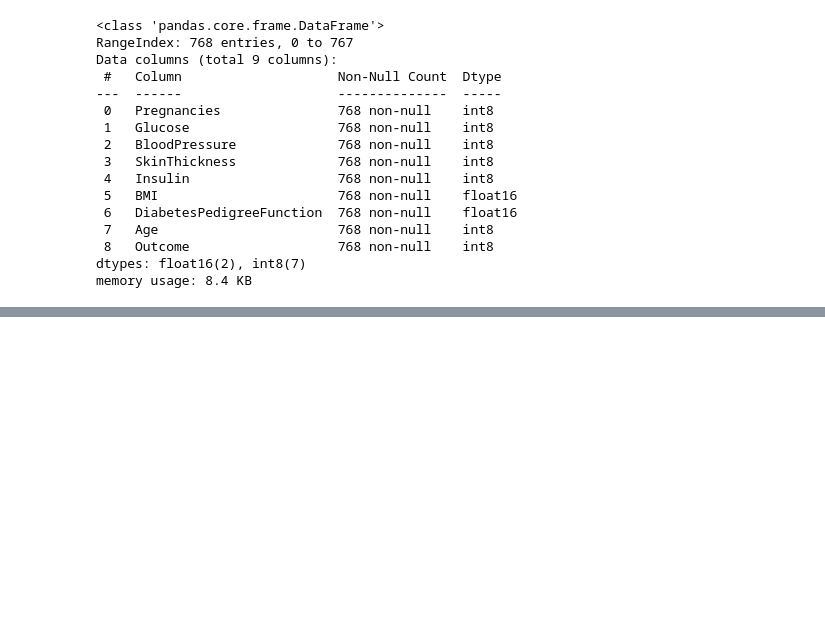
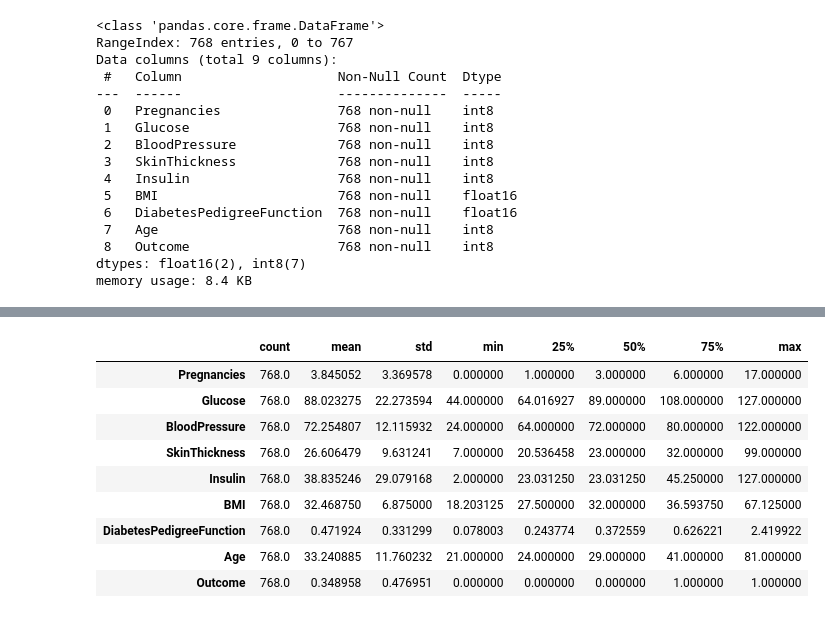
Before and after one commit to dajebbar/Diabetes-Classification, a Jupyter notebook: Dabetes_Classification.ipynb, the cells around one changed output, grey strips where cells are left out. Drawn from its saved outputs; the diff is of its cells as text; code cells hidden in the pictures; blank space fills up the shorter version.

```diff
--- a/Dabetes_Classification.ipynb
+++ b/Dabetes_Classification.ipynb
@@ -124,0 +242,13 @@ memory usage: 8.4 KB
+# %%
+diabetes_df.describe().T
+# %% [output]
+|  | count | mean | std | min | 25% | 50% | 75% | max |
+| Pregnancies | 768.0 | 3.845052 | 3.369578 | 0.000000 | 1.000000 | 3.000000 | 6.000000 | 17.000000 |
+| Glucose | 768.0 | 88.023275 | 22.273594 | 44.000000 | 64.016927 | 89.000000 | 108.000000 | 127.000000 |
+| BloodPressure | 768.0 | 72.254807 | 12.115932 | 24.000000 | 64.000000 | 72.000000 | 80.000000 | 122.000000 |
+| SkinThickness | 768.0 | 26.606479 | 9.631241 | 7.000000 | 20.536458 | 23.000000 | 32.000000 | 99.000000 |
+| Insulin | 768.0 | 38.835246 | 29.079168 | 2.000000 | 23.031250 | 23.031250 | 45.250000 | 127.000000 |
+| BMI | 768.0 | 32.468750 | 6.875000 | 18.203125 | 27.500000 | 32.000000 | 36.593750 | 67.125000 |
+| DiabetesPedigreeFunction | 768.0 | 0.471924 | 0.331299 | 0.078003 | 0.243774 | 0.372559 | 0.626221 | 2.419922 |
+| Age | 768.0 | 33.240885 | 11.760232 | 21.000000 | 24.000000 | 29.000000 | 41.000000 | 81.000000 |
+| Outcome | 768.0 | 0.348958 | 0.476951 | 0.000000 | 0.000000 | 0.000000 | 1.000000 | 1.000000 |
```
Also changed, not shown: parts of 19 cells of this notebook.
